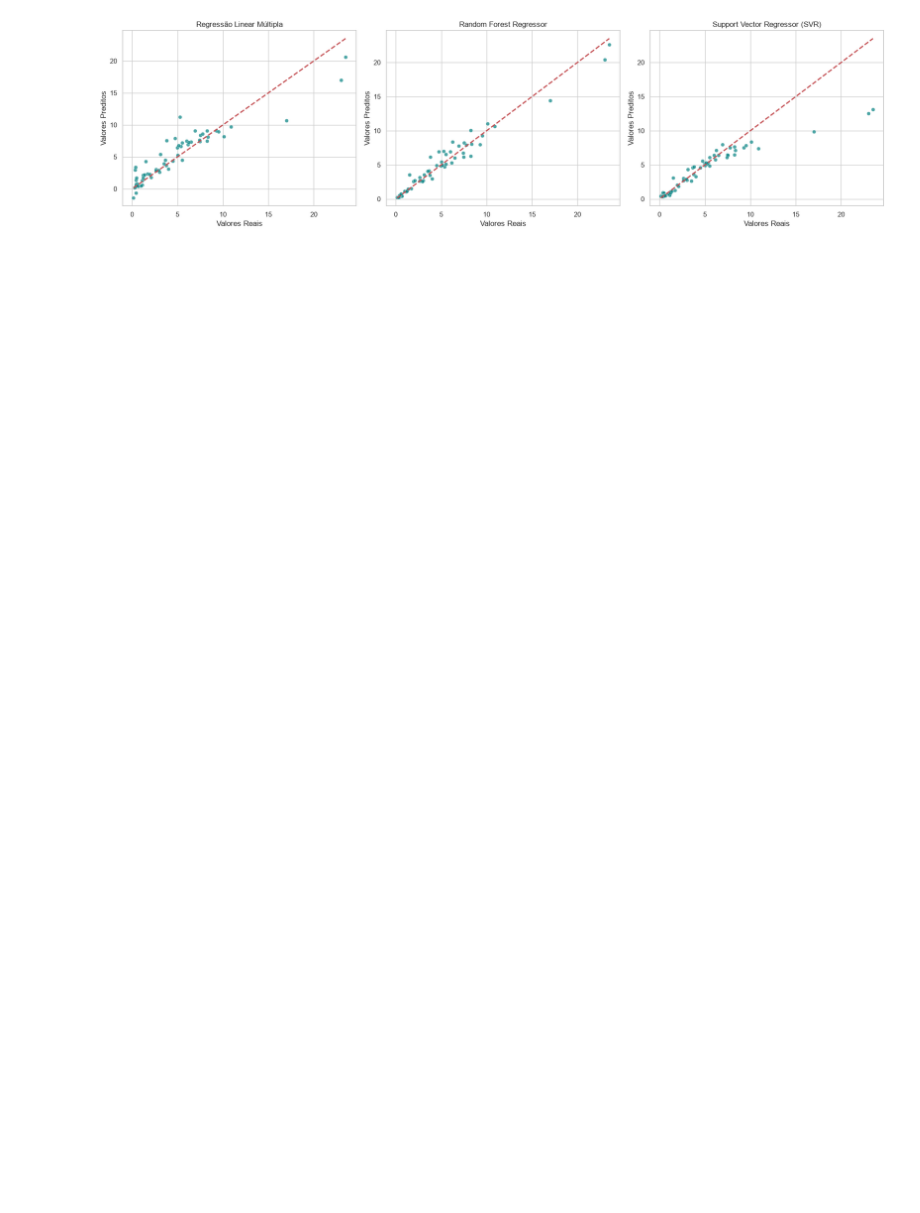
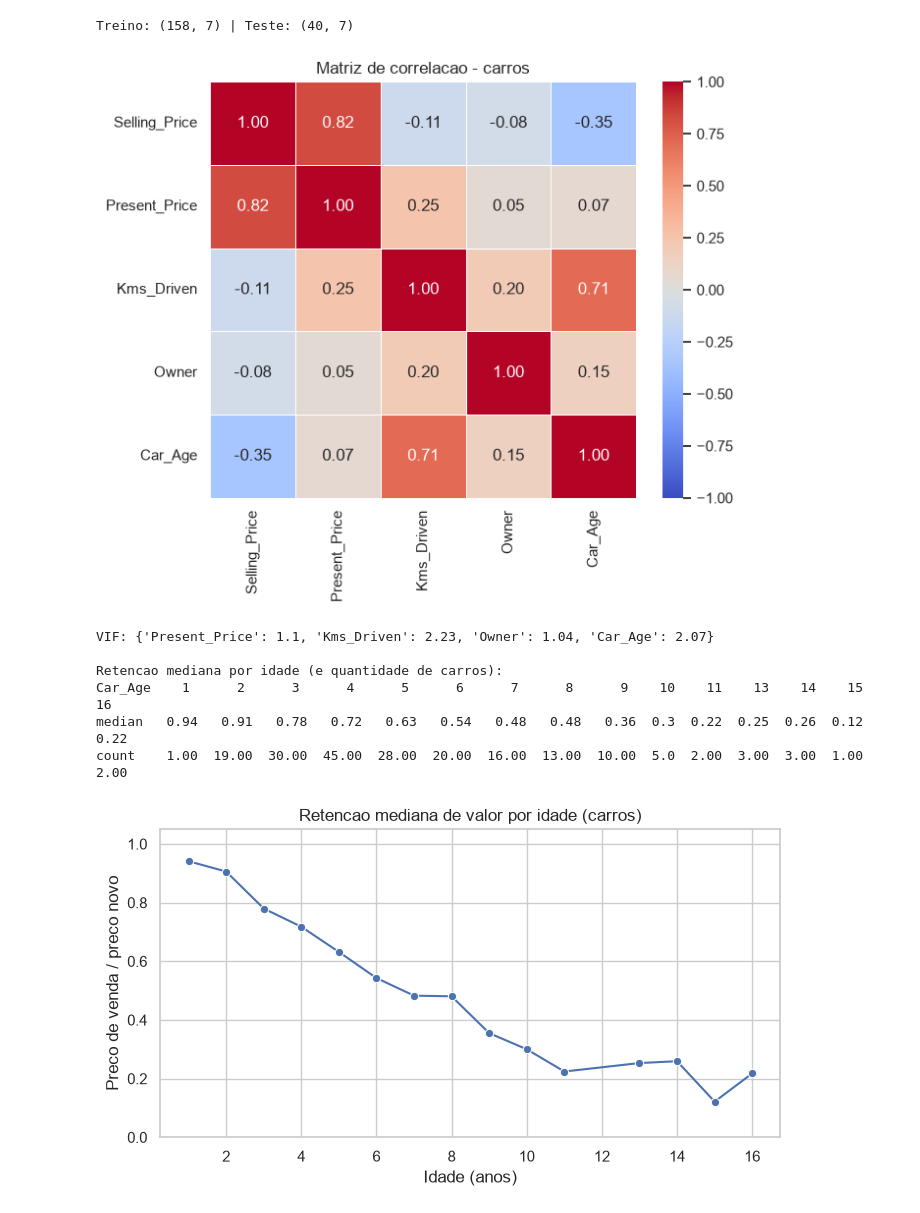
Before and after one commit to miltonwagner/Aula3.2_ML-HelloStreamlit, a Jupyter notebook: analise_veiculos.ipynb, the cells around one changed output. Cells and saved outputs as stored; diff of their text form; code cells hidden in the pictures; blank space fills up the shorter version.

```diff
--- a/analise_veiculos.ipynb
+++ b/analise_veiculos.ipynb
@@ -24,23 +176,64 @@ plt.show()
+# %%
+# ==============================================================
+# BLOCO 7 - Separacao treino/teste e pre-processamento
+# ==============================================================
+CAT = ["Fuel_Type", "Seller_Type", "Transmission"]
+NUM = ["Present_Price", "Kms_Driven", "Owner", "Car_Age"]
+
+X = carros[NUM + CAT]
+y = carros["Selling_Price"]
+X_tr, X_te, y_tr, y_te = train_test_split(X, y, test_size=0.2, random_state=SEED)
+print("Treino:", X_tr.shape, "| Teste:", X_te.shape)
+
+def criar_pipeline(modelo, escalar):
+    """One-Hot nas categoricas; StandardScaler so quando o modelo e sensivel a escala."""
+    pre = ColumnTransformer([
+        ("cat", OneHotEncoder(drop="first", handle_unknown="ignore"), CAT),
+        ("num", StandardScaler() if escalar else "passthrough", NUM),
+    ])
+    return Pipeline([("pre", pre), ("m", modelo)])
+# %% [output]
+Treino: (158, 7) | Teste: (40, 7)
 # %%
-# ==========================================
-# 6. VISUALIZAÇÕES DE PERFORMANCE (Reais vs. Preditos)
-# ==========================================
-fig, axes = plt.subplots(1, 3, figsize=(18, 5))
+# ==============================================================
+# BLOCO 6 - Correlacao, multicolinearidade (VIF) e depreciacao
+# ==============================================================
+num = ["Selling_Price", "Present_Price", "Kms_Driven", "Owner", "Car_Age"]
+plt.figure(figsize=(7, 5.5))
+sns.heatmap(carros[num].corr(), annot=True, fmt=".2f", cmap="coolwarm", vmin=-1, vmax=1, linewidths=0.5)
+plt.title("Matriz de correlacao - carros")
+plt.show()
 
-models_preds = [
-    ("Regressão Linear Múltipla", y_pred_lr),
-    ("Random Forest Regressor", y_pred_rf),
-    ("Support Vector Regressor (SVR)", y_pred_svr)
-]
+# VIF = 1 / (1 - R2) de cada preditora explicada pelas demais (acima de 5 = atencao)
+X_vif = carros[["Present_Price", "Kms_Driven", "Owner", "Car_Age"]]
+vif = {}
+for c in X_vif.columns:
+    outros = X_vif.drop(columns=c)
+    r2 = LinearRegression().fit(outros, X_vif[c]).score(outros, X_vif[c])
+    vif[c] = round(1 / (1 - r2), 2)
+print("VIF:", vif)
 
-for i, (name, preds) in enumerate(models_preds):
-    sns.scatterplot(x=y_test, y=preds, ax=axes[i], alpha=0.7, color='teal')
-    axes[i].plot([y_test.min(), y_test.max()], [y_test.min(), y_test.max()], '--r', lw=2)
-    axes[i].set_title(f"{name}")
-    axes[i].set_xlabel("Valores Reais")
-    axes[i].set_ylabel("Valores Preditos")
+# Depreciacao: quanto do preco novo o carro ainda vale
+dep = carros.groupby("Car_Age")["Retencao"].agg(["median", "count"])
+print("\nRetencao mediana por idade (e quantidade de carros):")
+print(dep.round(2).T.to_string())
+plt.figure(figsize=(8, 4))
+sns.lineplot(x=dep.index, y=dep["median"], marker="o")
+plt.ylim(0, 1.05)
+plt.title("Retencao mediana de valor por idade (carros)")
+plt.xlabel("Idade (anos)"); plt.ylabel("Preco de venda / preco novo")
+plt.show()
 
-plt.tight_layout()
-plt.show()
+print("\nRetencao por combustivel:\n", carros.groupby("Fuel_Type")["Retencao"].agg(["count", "median"]).round(2))
+print("\nRetencao por transmissao:\n", carros.groupby("Transmission")["Retencao"].agg(["count", "median"]).round(2))
+print("\nSeller_Type nos carros:", carros["Seller_Type"].value_counts().to_dict(),
+      "-> quase constante dentro dos carros")
 # %% [output]
-[figure, old version]
+[figure, new version]
+VIF: {'Present_Price': 1.1, 'Kms_Driven': 2.23, 'Owner': 1.04, 'Car_Age': 2.07}
+
+Retencao mediana por idade (e quantidade de carros):
+Car_Age    1      2      3      4      5      6      7      8      9    10    11    13    14    15    16
+median   0.94   0.91   0.78   0.72   0.63   0.54   0.48   0.48   0.36  0.3  0.22  0.25  0.26  0.12  0.22
+count    1.00  19.00  30.00  45.00  28.00  20.00  16.00  13.00  10.00  5.0  2.00  3.00  3.00  1.00  2.00
+[figure, added]
```
Also changed, not shown: parts of 12 cells of this notebook, 6 other files.
